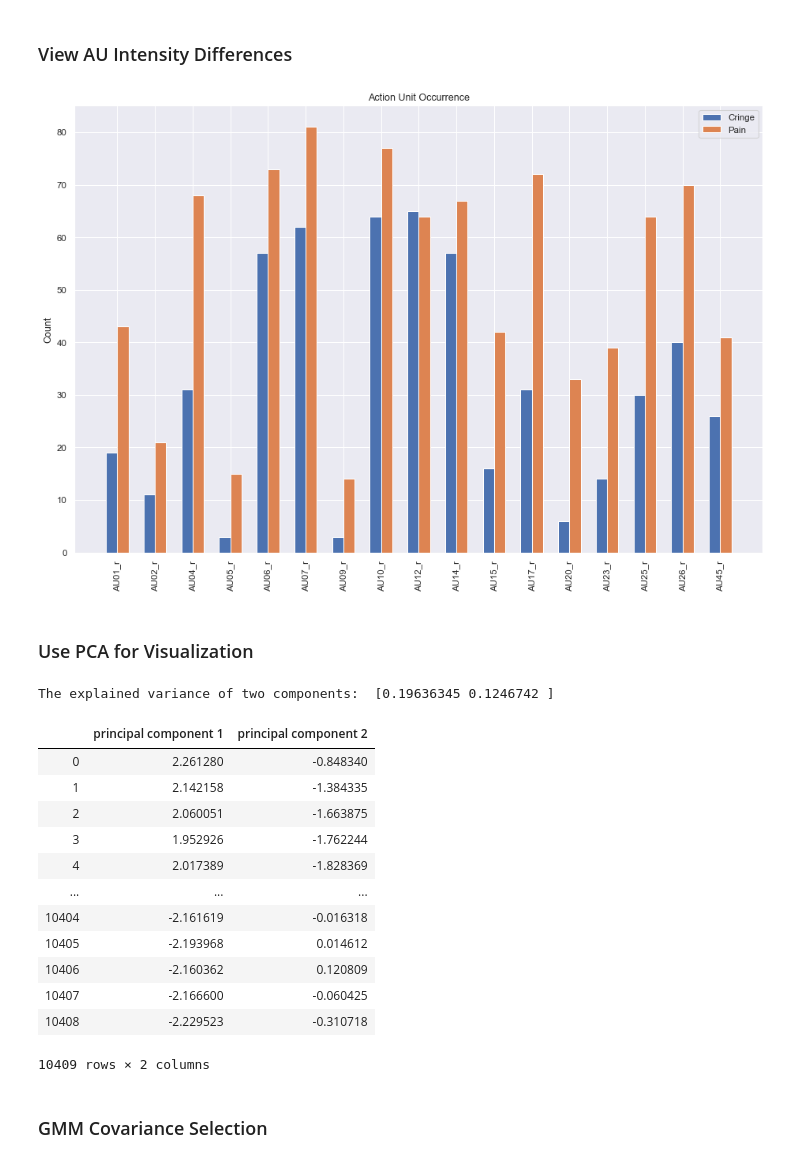
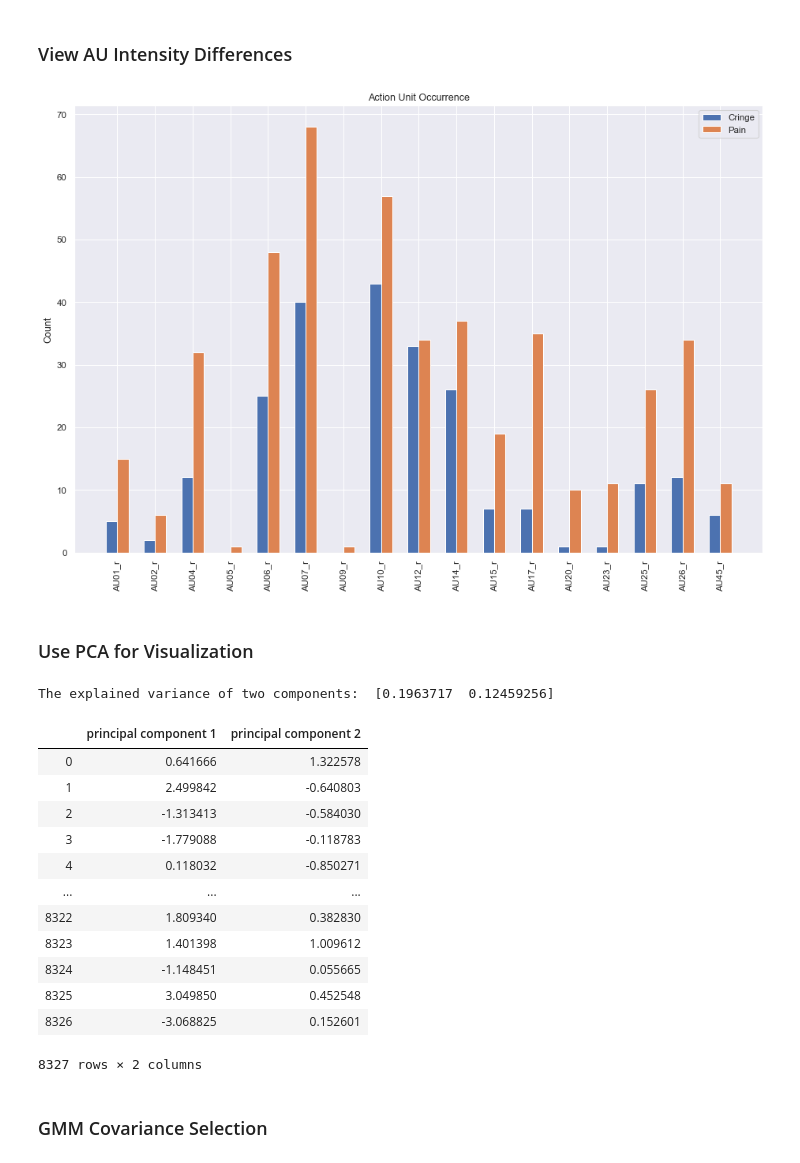
Before and after one commit to ravjotb/419Project, a Jupyter notebook: ProjectCode.ipynb, the cells around one changed output. Cells and saved outputs as stored; diff of their text form; code cells hidden in the pictures.

Commit message:
Split data into test and train

```diff
--- a/ProjectCode.ipynb
+++ b/ProjectCode.ipynb
@@ -68,34 +68,34 @@ feature_list = ['AU01_r', 'AU02_r', 'AU04_r', 'AU05_r', 'AU06_r', 'AU07_r',
 
 cringeFeaturesDF = cringeDF.loc[:,feature_list]
 painFeaturesDF = painDF.loc[:,feature_list]
 
 # Get max AU intensity for each video
 cringeMaxAU = cringeFeaturesDF.groupby('video_id').max()
 painMaxAU = painFeaturesDF.groupby('video_id').max()
 
 # Total number of times the AU was above 2
-cringeAUs = (cringeMaxAU > 1).sum()
-painAUs = (painMaxAU > 1).sum()
+cringeAUs = (cringeMaxAU > 2).sum()
+painAUs = (painMaxAU > 2).sum()
 
 # Set our x axis
 x1 = cringeAUs.index
 
 # Get counts for each type of expression
 y1 = cringeAUs.values
 y2 = painAUs.values
 
 ind = np.arange(cringeAUs.index.size)
 width = 0.3
 # Plot figure, bars, ticks and legend
 plt.figure(num=1, figsize=(15,10),dpi=75)
 p1 = plt.bar(ind,y1, width = width, label = 'Cringe')
 plt.xticks(rotation = 90)
 p2 = plt.bar(ind+width,y2, width = width, label = 'Pain')
 plt.ylabel('Count')
 plt.title('Action Unit Occurrence')
 plt.xticks(ind + width / 2, x1)
 plt.legend(loc='best')
 plt.show()
 # %% [output]
-[figure, old version]
+[figure, new version]
 # %%
@@ -119,7 +130,7 @@ from sklearn.decomposition import PCA
 pca = PCA(n_components=2)
 
 # Conduct PCA to reduce to two components
-reducedDimensions = pca.fit_transform(featuresDF)
+reducedDimensions = pca.fit_transform(trainDF)
 
 print("The explained variance of two components: ", pca.explained_variance_ratio_)
 
@@ -127,20 +138,20 @@ print("The explained variance of two components: ", pca.explained_variance_ratio
 pcaDF = pd.DataFrame(data = reducedDimensions, columns = ['principal component 1', 'principal component 2'])
 pcaDF
 # %% [output]
-The explained variance of two components:  [0.19636345 0.1246742 ]
+The explained variance of two components:  [0.1963717  0.12459256]
 |  | principal component 1 | principal component 2 |
-| 0 | 2.261280 | -0.848340 |
-| 1 | 2.142158 | -1.384335 |
-| 2 | 2.060051 | -1.663875 |
-| 3 | 1.952926 | -1.762244 |
-| 4 | 2.017389 | -1.828369 |
+| 0 | 0.641666 | 1.322578 |
+| 1 | 2.499842 | -0.640803 |
+| 2 | -1.313413 | -0.584030 |
+| 3 | -1.779088 | -0.118783 |
+| 4 | 0.118032 | -0.850271 |
 | ... | ... | ... |
-| 10404 | -2.161619 | -0.016318 |
-| 10405 | -2.193968 | 0.014612 |
-| 10406 | -2.160362 | 0.120809 |
-| 10407 | -2.166600 | -0.060425 |
-| 10408 | -2.229523 | -0.310718 |
+| 8322 | 1.809340 | 0.382830 |
+| 8323 | 1.401398 | 1.009612 |
+| 8324 | -1.148451 | 0.055665 |
+| 8325 | 3.049850 | 0.452548 |
+| 8326 | -3.068825 | 0.152601 |
-10409 rows × 2 columns
+8327 rows × 2 columns
 # %% [markdown]
 ### GMM Covariance Selection
 # %%
```
Also changed, not shown: parts of 6 cells of this notebook, 1 other file.
